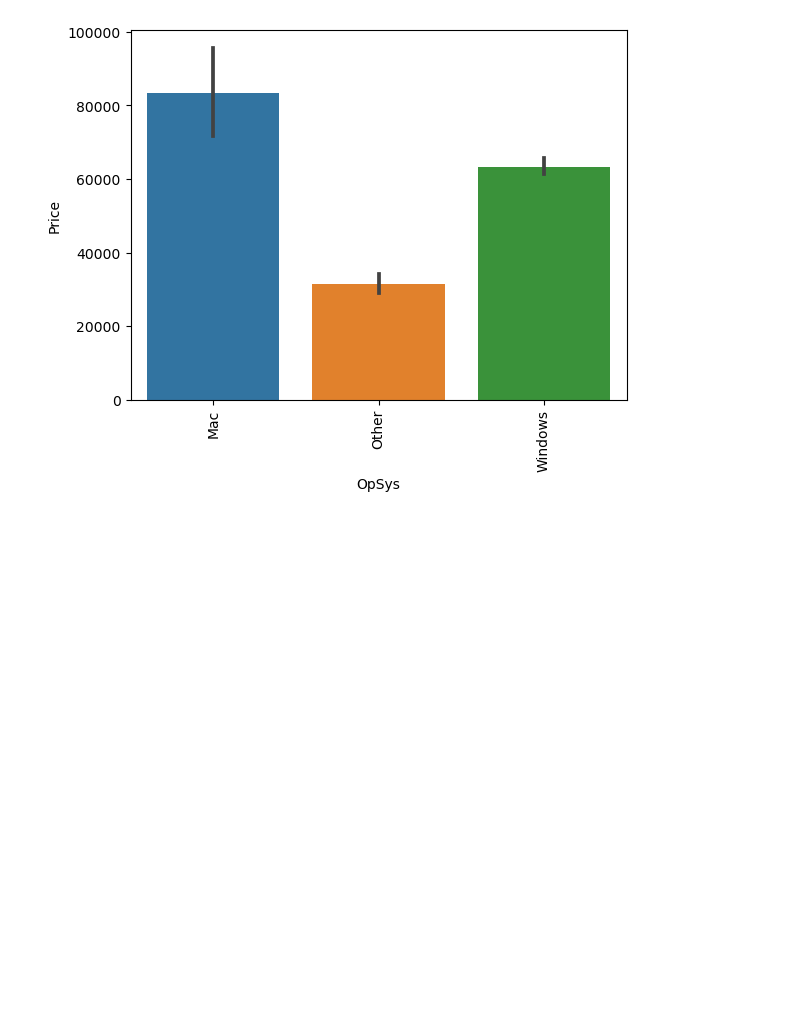
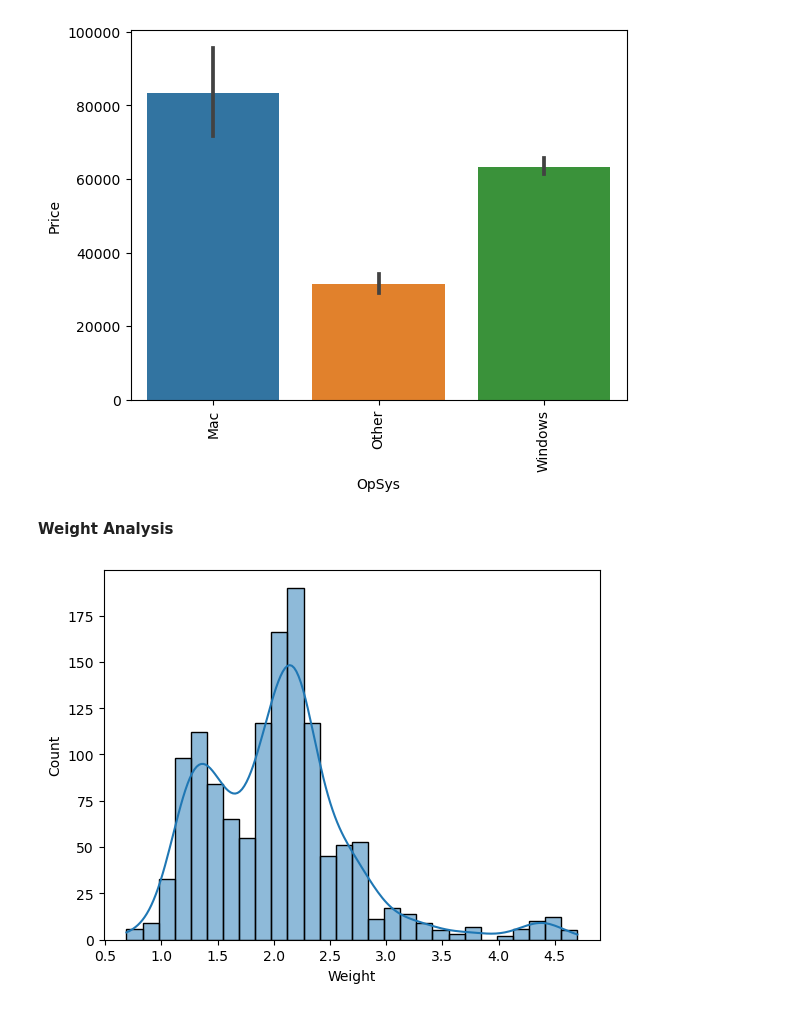
Before and after one commit to lawalsegun2025/laptop_price_predictor, a Jupyter notebook: laptop_price_predictor.ipynb, the cells around one changed output. Cells and saved outputs as stored; diff of their text form; code cells hidden in the pictures; blank space fills up the shorter version.

Commit message:
completed weight analysis

```diff
--- a/laptop_price_predictor.ipynb
+++ b/laptop_price_predictor.ipynb
@@ -1009,3 +1009,9 @@ sns.barplot(x = df['OpSys'],y = df['Price'])
 plt.xticks(rotation = 'vertical');
 # %% [output]
 [figure]
+# %% [markdown]
+**Weight Analysis**
+# %%
+sns.histplot(df["Weight"], kde=True);
+# %% [output]
+[figure, added]
```
Also changed, not shown: parts of 1 cell of this notebook.
